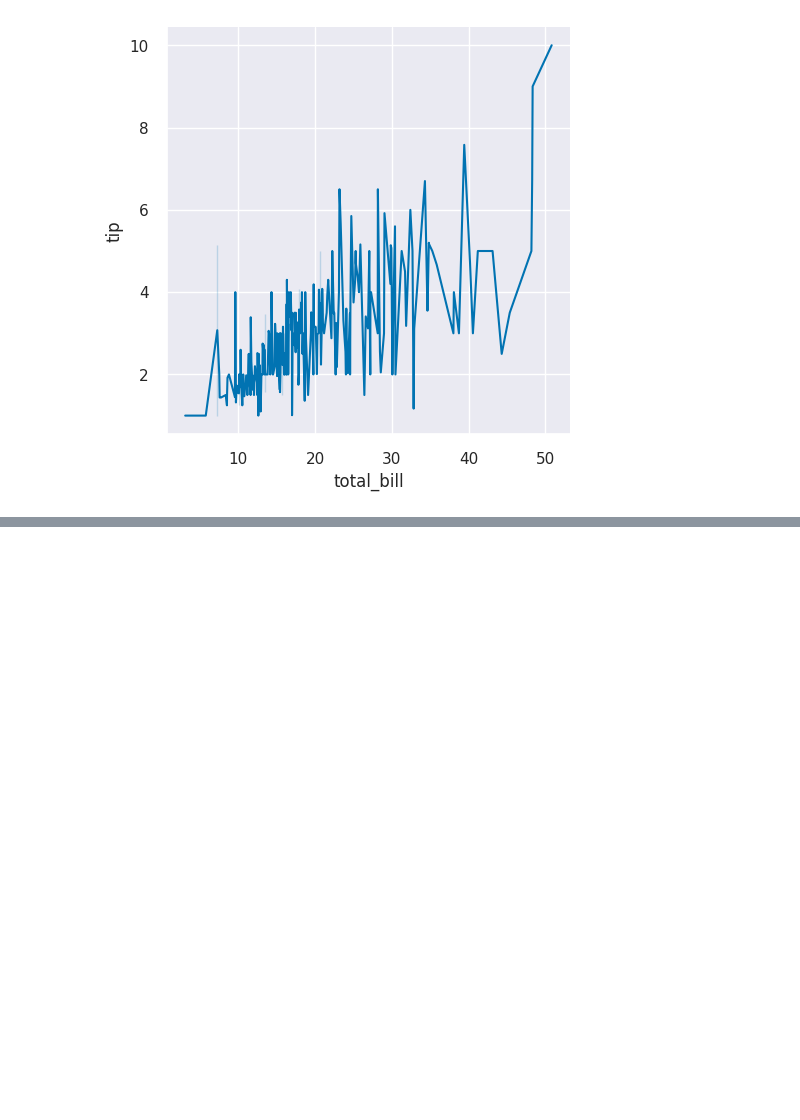
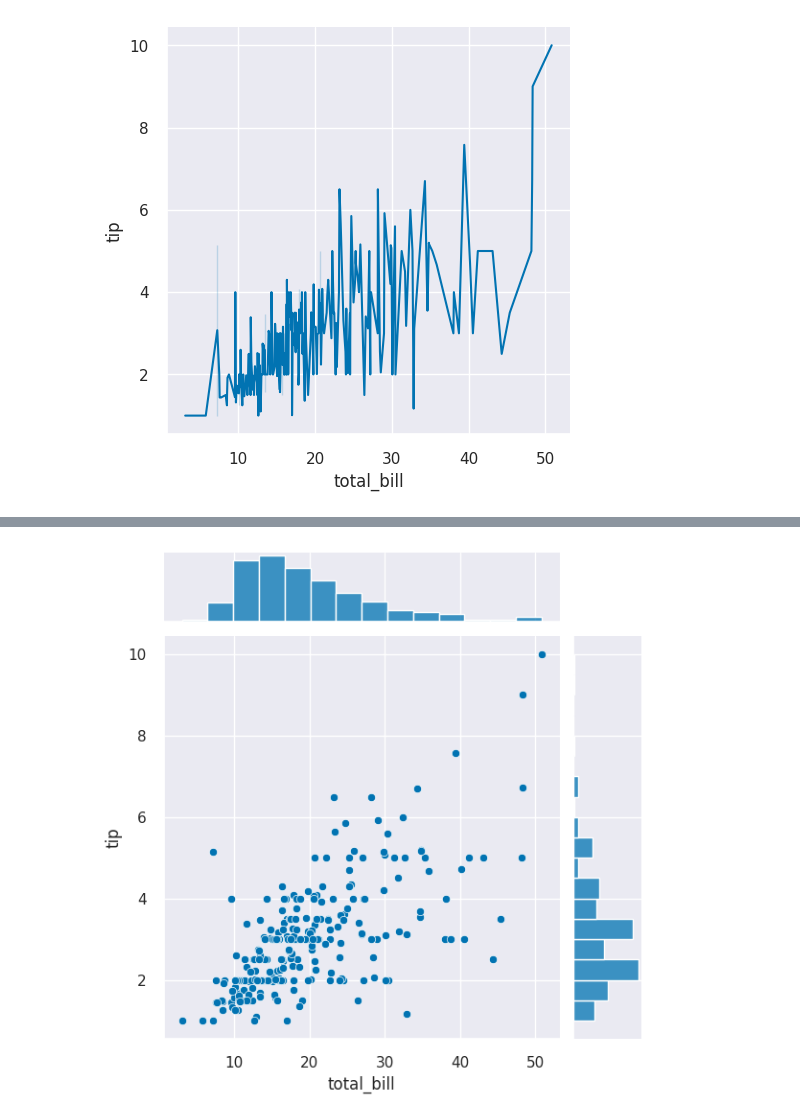
Before and after one commit to M-Alejo/matplot_seaborn, a Jupyter notebook: visualizacion.ipynb, the cells around one changed output, grey strips where cells are left out. Drawn from its saved outputs; the diff is of its cells as text; code cells hidden in the pictures; blank space fills up the shorter version.

Commit message:
Se agrega graficas jointplot y pairplot con seabor

```diff
--- a/visualizacion.ipynb
+++ b/visualizacion.ipynb
@@ -1187,0 +1199,11 @@ plt.show()
+# %%
+sns.jointplot(
+    data=propinas, # conjunto de datos
+    x='total_bill', # variable numerica para x, se pone el nombre de la columna del conjunto de datos
+    y='tip' # variable numerica para y, se pone el nombre de la columna del conjunto de datos
+)
+
+# mostrar grafica
+plt.show()
+# %% [output]
+[figure, added]
```
Also changed, not shown: parts of 10 cells of this notebook.
